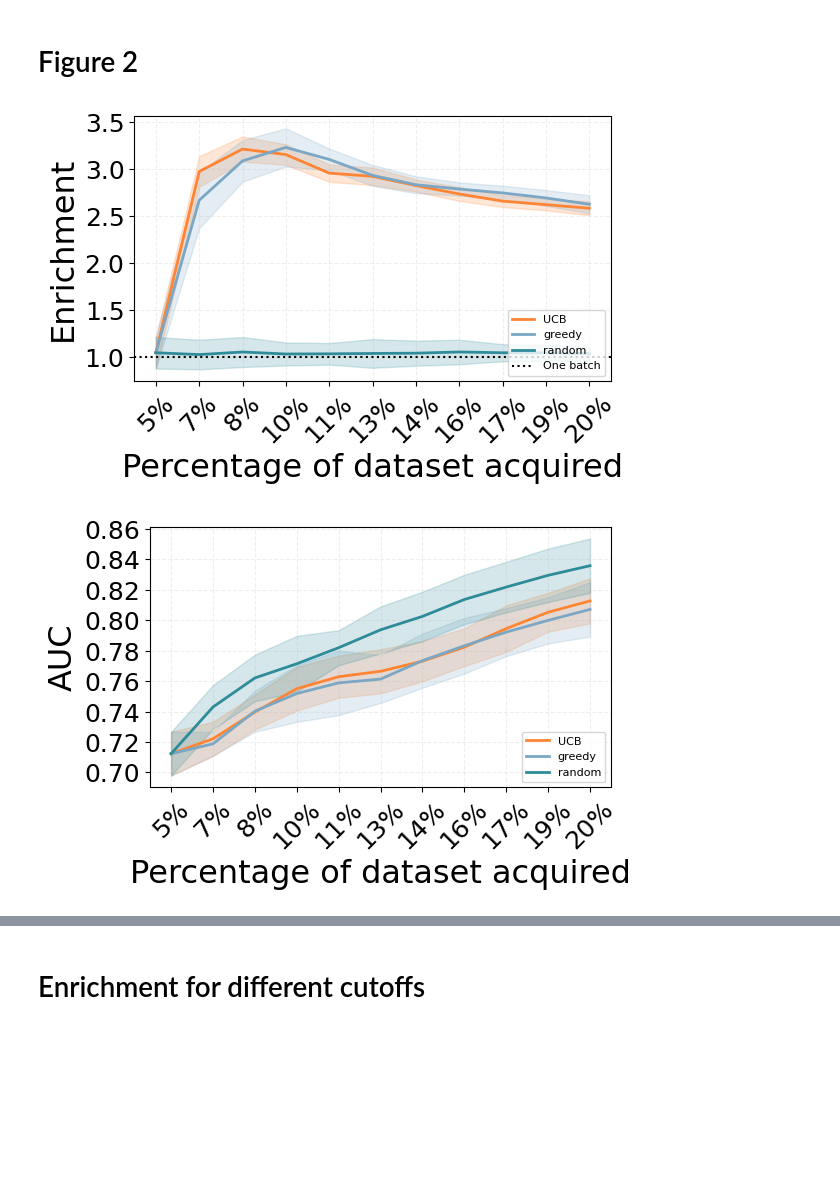
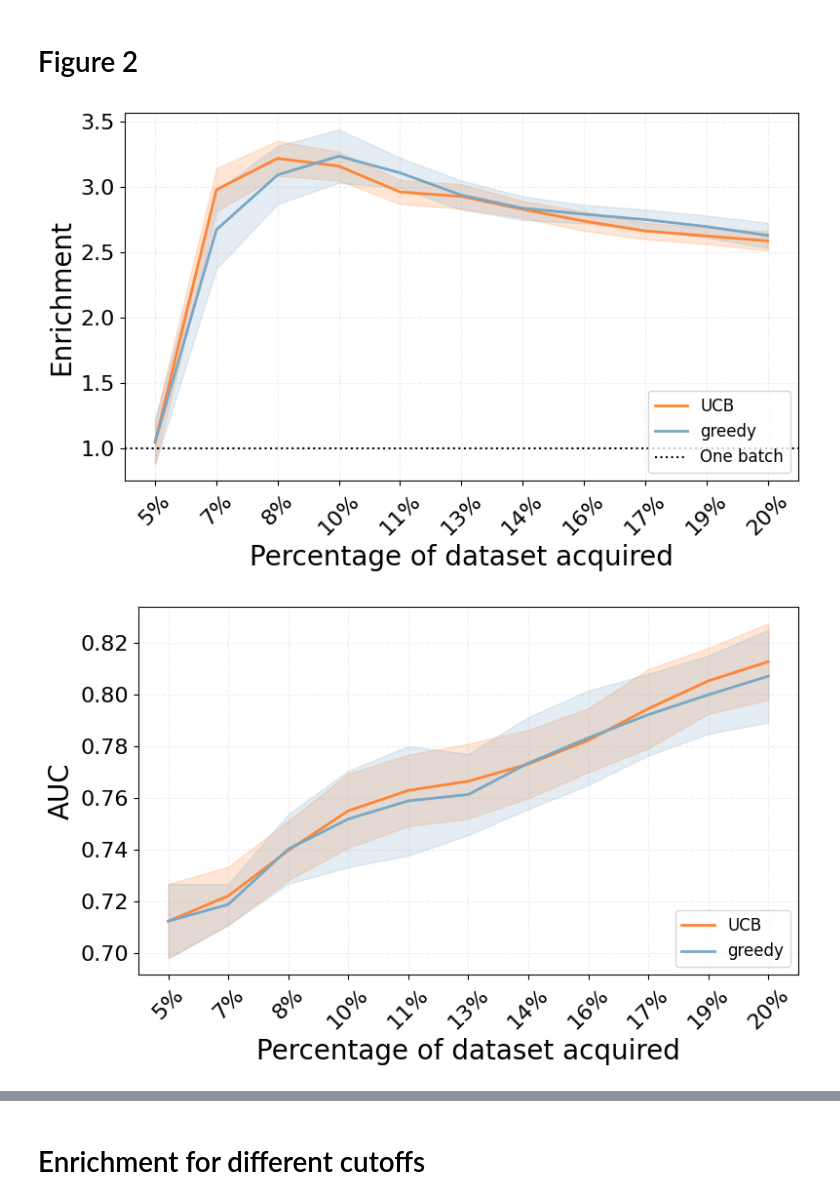
Before and after one commit to m-huot/VIRAL, a Jupyter notebook: plots/Figure 2.ipynb, the cells around one changed output, grey strips where cells are left out. Drawn from its saved outputs; the diff is of its cells as text; code cells hidden in the pictures; blank space fills up the shorter version.

Commit message:
imcreased dpi and fontsizes

```diff
--- a/plots/Figure 2.ipynb
+++ b/plots/Figure 2.ipynb
@@ -22,7 +22,7 @@ from hist_al import *
 
 
 data_dir = '../script_results/hist_al_bloom_esm3_coord'
-strategies = ['UCB', 'greedy','random']
+strategies = ['UCB', 'greedy']
 metrics = ['p', 'r', 'var']
 metrics_name_dic = {'p': 'Enrichment', 'r': 'AUC', 'var': 'Variance'}
 NB_POINTS = 50
@@ -37,10 +37,10 @@ colors = {
     'greedy': '#7BA7C5'   # darker light blue
 }
 for metric in metrics:
-    plt.figure(figsize=(6, 4))
+    plt.figure(figsize=(8, 5))
     # plt.title(f'{metrics_name_dic[metric]} for Different Strategies, Bloom', fontsize=16)
-    plt.xlabel('Percentage of dataset acquired', fontsize=23)  # Updated label
-    plt.ylabel(metrics_name_dic[metric], fontsize=23)
+    plt.xlabel('Percentage of dataset acquired', fontsize=20)  # Updated label
+    plt.ylabel(metrics_name_dic[metric], fontsize=20)
     plt.grid(True, linestyle='--', alpha=0.2)
 
     # Convert points_list to percentages and round to integers
@@ -49,8 +49,8 @@ for metric in metrics:
     # Set xticks as percentages
     plt.xticks(points_list[:len(percentage_points_list)],  # Use original points_list for positioning
                [f"{x}%" for x in percentage_points_list],  # Format as percentages
-               fontsize=18, rotation=45)
-    plt.yticks(fontsize=18)
+               fontsize=16, rotation=45)
+    plt.yticks(fontsize=16)
 
     # Create empty lists to store plot handles and labels for legend
     handles = []
@@ -95,33 +95,33 @@ for metric in metrics:
                 alpha=0.2
             )
             handles.append(line)
             labels.append(strategy)
 
 
 
 
 
         else:
             print(f"Warning: Missing files for {strategy} - {metric}")
 
 
     # add grey zone of size std_data_onebatch[-1]
     labels.extend(['One batch'])
 
     # Then add horizontal lines
     if metric == "p":
         random_line = plt.axhline(y=1, color='black', linestyle=':', linewidth=1.5, label='Random Baseline')
 
         labels.extend(['Random Baseline'])
         handles.append(random_line)
 
 
 
-    plt.legend(handles, labels, fontsize=8, title_fontsize='13', loc='lower right')
+    plt.legend(handles, labels, fontsize=12, title_fontsize='13', loc='lower right')
     plt.tight_layout()
     # plt.savefig(f'../figures/{metrics_name_dic[metric]}_bloom.eps', dpi=1200, bbox_inches='tight')
     plt.savefig(f'../figures/{metrics_name_dic[metric]}_bloom_high_res.png', dpi=1200, bbox_inches='tight')
     plt.show()
 # %% [output]
-[figure, old version]
+[figure, new version]
-[figure, old version]
+[figure, new version]
```
Also changed, not shown: parts of 10 cells of this notebook, 27 other files.
